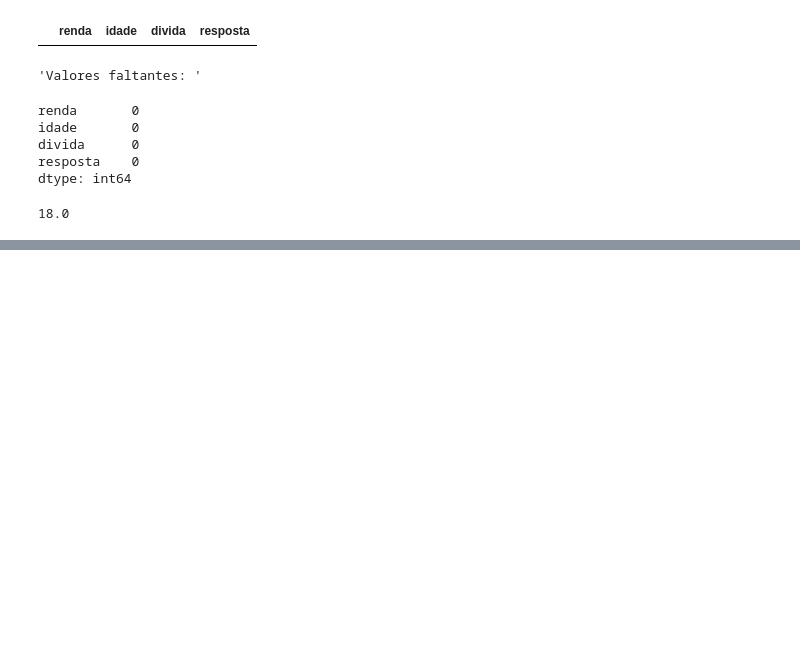
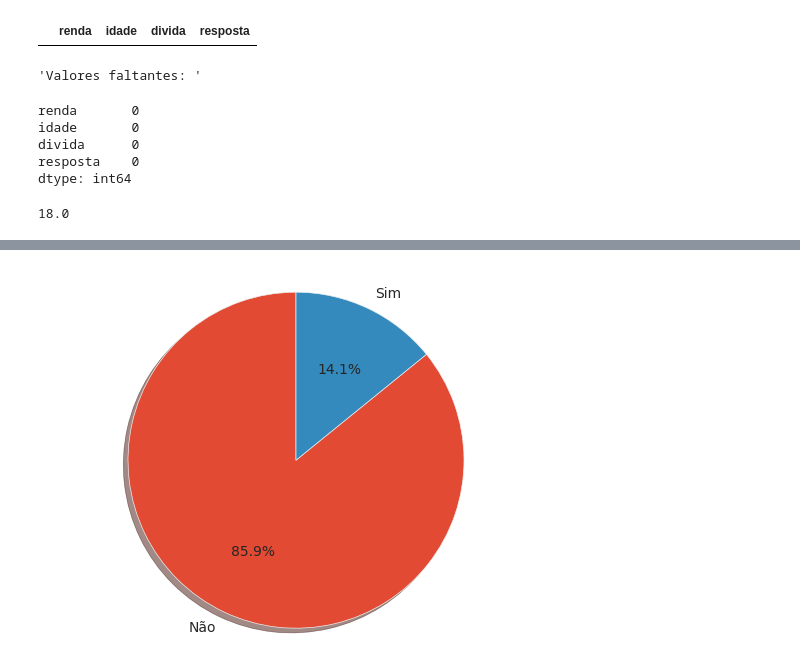
Before and after one commit to rafflds/bons_maus_pagadores_emprestimo, a Jupyter notebook: Dados_emprestimos.ipynb, the cells around one changed output, grey strips where cells are left out. Drawn from its saved outputs; the diff is of its cells as text; code cells hidden in the pictures; blank space fills up the shorter version.

```diff
--- a/Dados_emprestimos.ipynb
+++ b/Dados_emprestimos.ipynb
@@ -116,0 +159,10 @@ outliers = base.query('renda > 70000 or renda < 10000 or idade > 100 or idade <
+# %%
+# Distribuição da variável label
+
+fig1, ax1 = plt.subplots()
+ax1.pie(base.resposta.value_counts(), labels=['Não', 'Sim'], autopct='%1.1f%%',
+        shadow=True, startangle=90)
+ax1.axis('equal')
+plt.show()
+# %% [output]
+[figure, added]
```
Also changed, not shown: parts of 12 cells of this notebook.
